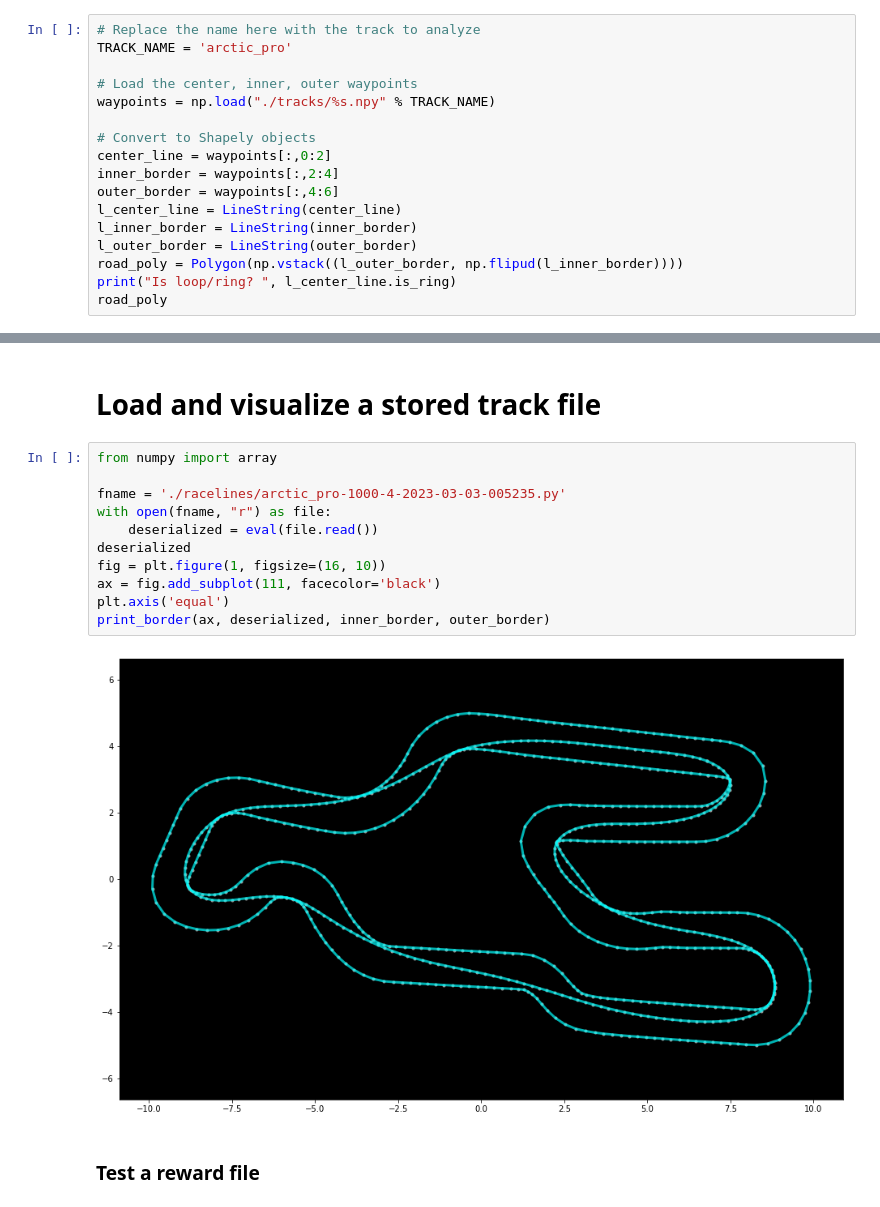
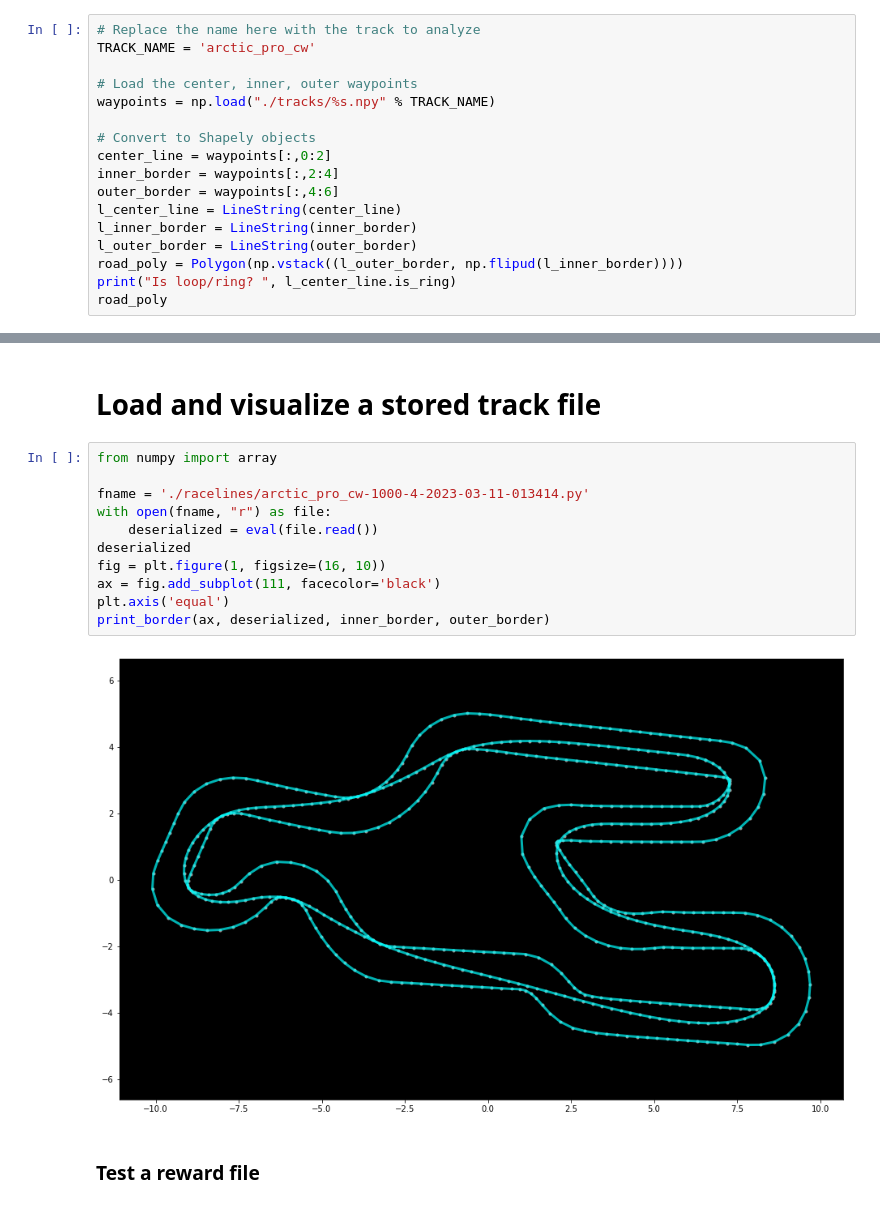
Before and after one commit to fmacrae/deepracer-k1999-race-lines, a Jupyter notebook: Race-Line-Calculation.ipynb, the cells around one changed output, grey strips where cells are left out. Saved outputs shown, nothing was run; the diff lists cells and outputs as text.

Commit message:
Adding the CW and CCW tracks
updated example to use arctic_pro_cw

```diff
--- a/Race-Line-Calculation.ipynb
+++ b/Race-Line-Calculation.ipynb
@@ -38,7 +38,7 @@ available_track_names
  'Virtual_May19_Train_track']
 # %%
 # Replace the name here with the track to analyze
-TRACK_NAME = 'arctic_pro'
+TRACK_NAME = 'arctic_pro_cw'
 
 # Load the center, inner, outer waypoints
 waypoints = np.load("./tracks/%s.npy" % TRACK_NAME)
@@ -314,16 +318,16 @@ Writing numpy binary to ./racelines/full_arctic_pro-1000-4-2023-03-08-090446.npy
 # %%
 from numpy import array
 
-fname = './racelines/arctic_pro-1000-4-2023-03-03-005235.py'
+fname = './racelines/arctic_pro_cw-1000-4-2023-03-11-013414.py'
 with open(fname, "r") as file:
     deserialized = eval(file.read())
 deserialized
 fig = plt.figure(1, figsize=(16, 10))
 ax = fig.add_subplot(111, facecolor='black')
 plt.axis('equal')
 print_border(ax, deserialized, inner_border, outer_border)
 # %% [output]
-[figure, old version]
+[figure, new version]
 # %% [markdown]
 ### Test a reward file
 # %%
```
Also changed, not shown: parts of 8 cells of this notebook, 8 other files.
